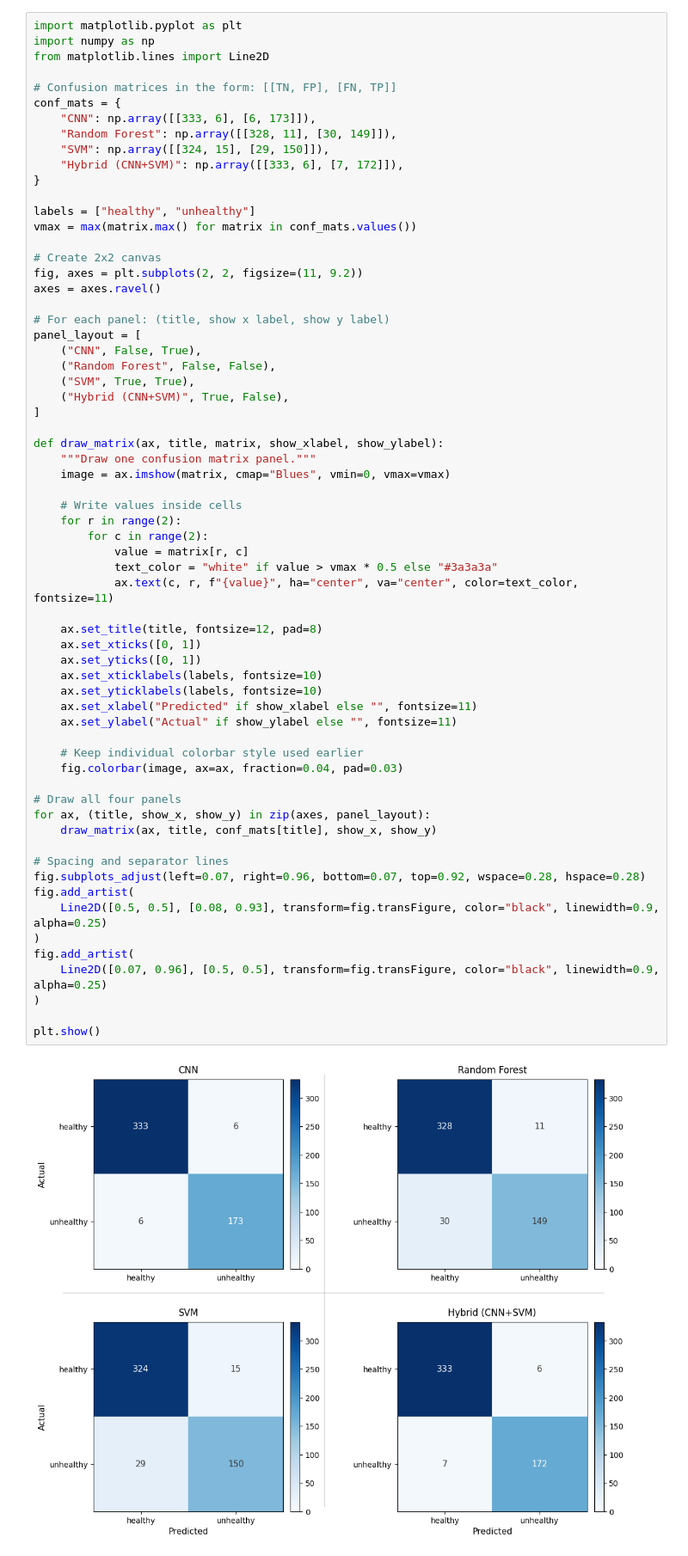
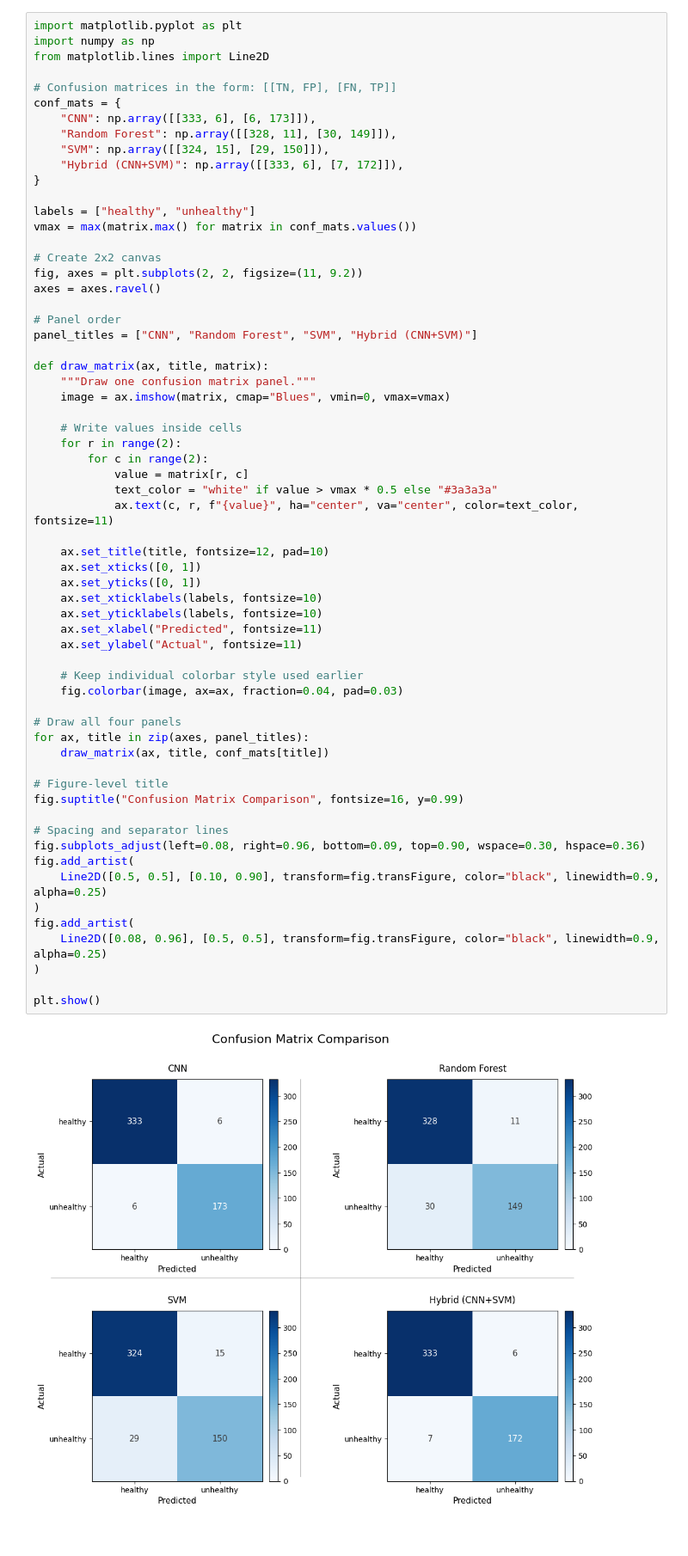
Before and after one commit to MarioP03/beeproject-cnn, a Jupyter notebook: notebooks/results.ipynb, the cells around one changed output. Shown at 86% size. Drawn from its saved outputs; the diff is of its cells as text.

```diff
--- a/notebooks/results.ipynb
+++ b/notebooks/results.ipynb
@@ -198,49 +324,47 @@ vmax = max(matrix.max() for matrix in conf_mats.values())
 fig, axes = plt.subplots(2, 2, figsize=(11, 9.2))
 axes = axes.ravel()
 
-# For each panel: (title, show x label, show y label)
-panel_layout = [
-    ("CNN", False, True),
-    ("Random Forest", False, False),
-    ("SVM", True, True),
-    ("Hybrid (CNN+SVM)", True, False),
-]
+# Panel order
+panel_titles = ["CNN", "Random Forest", "SVM", "Hybrid (CNN+SVM)"]
 
-def draw_matrix(ax, title, matrix, show_xlabel, show_ylabel):
+def draw_matrix(ax, title, matrix):
     """Draw one confusion matrix panel."""
     image = ax.imshow(matrix, cmap="Blues", vmin=0, vmax=vmax)
 
     # Write values inside cells
     for r in range(2):
         for c in range(2):
             value = matrix[r, c]
             text_color = "white" if value > vmax * 0.5 else "#3a3a3a"
             ax.text(c, r, f"{value}", ha="center", va="center", color=text_color, fontsize=11)
 
-    ax.set_title(title, fontsize=12, pad=8)
+    ax.set_title(title, fontsize=12, pad=10)
     ax.set_xticks([0, 1])
     ax.set_yticks([0, 1])
     ax.set_xticklabels(labels, fontsize=10)
     ax.set_yticklabels(labels, fontsize=10)
-    ax.set_xlabel("Predicted" if show_xlabel else "", fontsize=11)
-    ax.set_ylabel("Actual" if show_ylabel else "", fontsize=11)
+    ax.set_xlabel("Predicted", fontsize=11)
+    ax.set_ylabel("Actual", fontsize=11)
 
     # Keep individual colorbar style used earlier
     fig.colorbar(image, ax=ax, fraction=0.04, pad=0.03)
 
 # Draw all four panels
-for ax, (title, show_x, show_y) in zip(axes, panel_layout):
-    draw_matrix(ax, title, conf_mats[title], show_x, show_y)
+for ax, title in zip(axes, panel_titles):
+    draw_matrix(ax, title, conf_mats[title])
+
+# Figure-level title
+fig.suptitle("Confusion Matrix Comparison", fontsize=16, y=0.99)
 
 # Spacing and separator lines
-fig.subplots_adjust(left=0.07, right=0.96, bottom=0.07, top=0.92, wspace=0.28, hspace=0.28)
+fig.subplots_adjust(left=0.08, right=0.96, bottom=0.09, top=0.90, wspace=0.30, hspace=0.36)
 fig.add_artist(
-    Line2D([0.5, 0.5], [0.08, 0.93], transform=fig.transFigure, color="black", linewidth=0.9, alpha=0.25)
+    Line2D([0.5, 0.5], [0.10, 0.90], transform=fig.transFigure, color="black", linewidth=0.9, alpha=0.25)
 )
 fig.add_artist(
-    Line2D([0.07, 0.96], [0.5, 0.5], transform=fig.transFigure, color="black", linewidth=0.9, alpha=0.25)
+    Line2D([0.08, 0.96], [0.5, 0.5], transform=fig.transFigure, color="black", linewidth=0.9, alpha=0.25)
 )
 
 plt.show()
 # %% [output]
-[figure, old version]
+[figure, new version]
```
Also changed, not shown: parts of 13 cells of this notebook.
